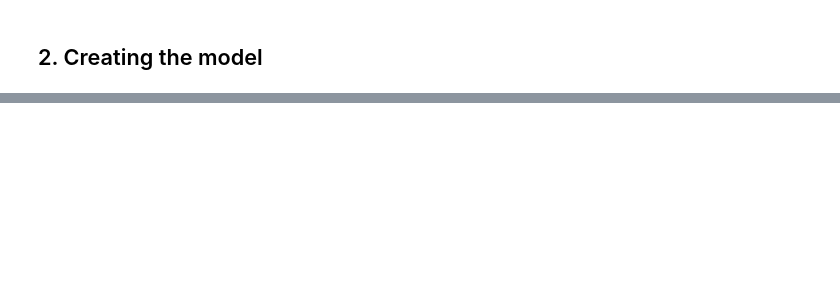
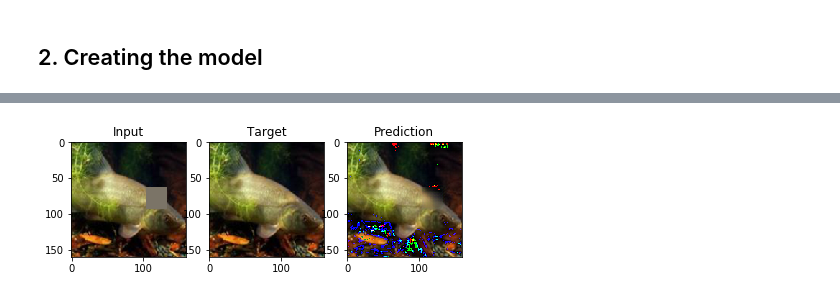
Before and after one commit to thiagodma/Pytorch_exs, a Jupyter notebook: FillNet/fillNet.ipynb, the cells around one changed output, grey strips where cells are left out. Drawn from its saved outputs; the diff is of its cells as text; code cells hidden in the pictures; blank space fills up the shorter version.

```diff
--- a/FillNet/fillNet.ipynb
+++ b/FillNet/fillNet.ipynb
@@ -152,0 +152,3 @@ bla = a(inputs)
+# %%
+learn.fit_one_cycle(20, max_lr=1e-3,
+                    callbacks=[callbacks.SaveModelCallback(learn, every='improvement', monitor='valid_loss', name='stage-1')],)
@@ -152,0 +182,24 @@ bla = a(inputs)
+# %%
+def show_results(learn,figsize=(5,5)):
+    inputs,classes = next(iter(learn.data.valid_dl))
+    preds = learn.model(inputs)
+    stds = np.array([0.229, 0.224, 0.225])
+    means = np.array([0.485, 0.456, 0.406])
+    inp = (inputs[0].cpu().detach().numpy().transpose((1,2,0))*stds + means)*255
+    target = (classes[0].cpu().detach().numpy().transpose((1,2,0))*stds + means)*255
+    pred = (preds[0].cpu().detach().numpy().transpose((1,2,0))*stds + means)*255
+
+    fig = plt.figure(figsize=figsize)
+    ax0 = fig.add_subplot(131)
+    ax0.imshow(inp.astype(np.uint8))
+    ax0.title.set_text('Input')
+    ax1 = fig.add_subplot(132)
+    ax1.imshow(target.astype(np.uint8))
+    ax1.title.set_text('Target')
+    ax2 = fig.add_subplot(133)
+    ax2.imshow(pred.astype(np.uint8))
+    ax2.title.set_text('Prediction')
+# %%
+show_results(learn,figsize=(7,7))
+# %% [output]
+[figure, added]
```
Also changed, not shown: parts of 35 cells of this notebook.
